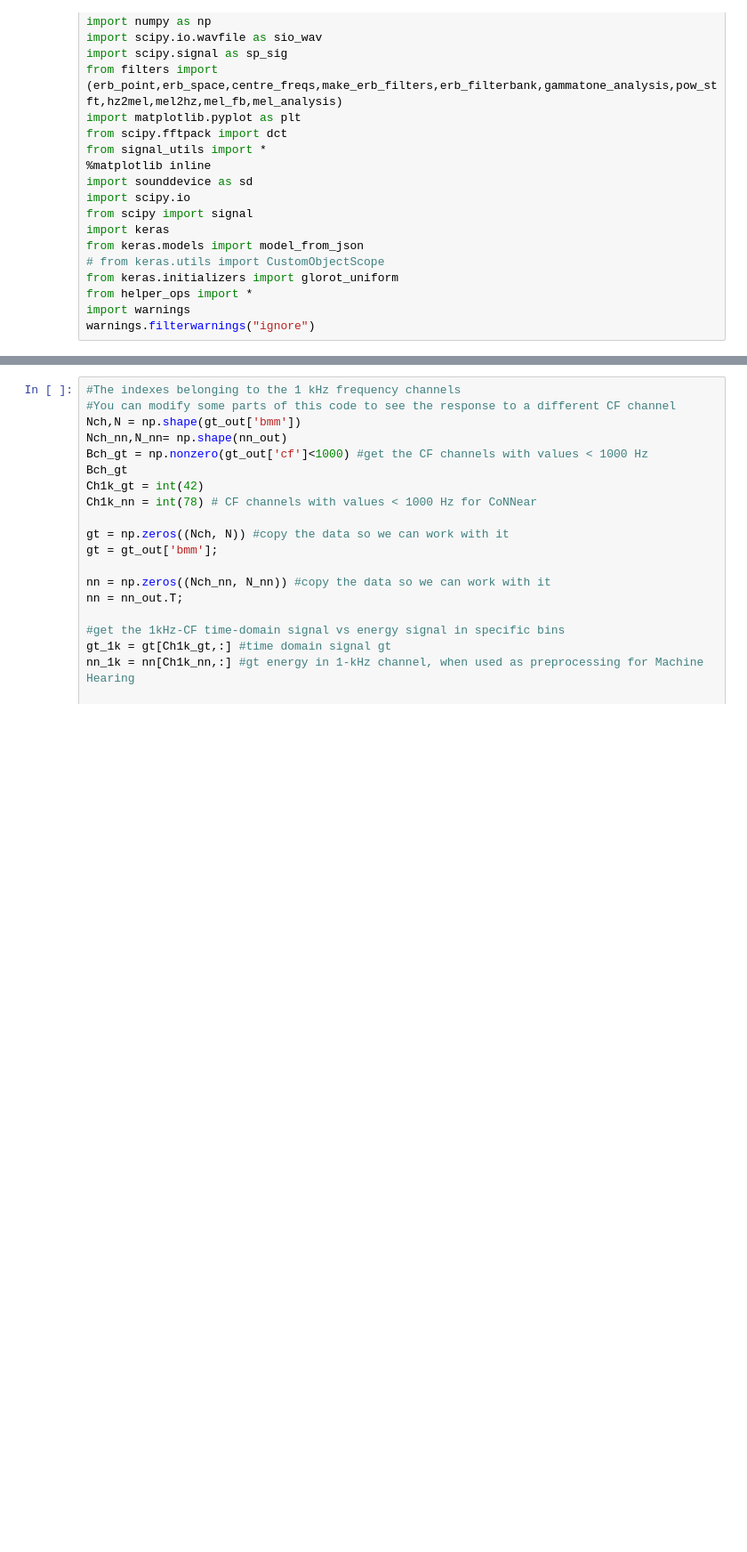
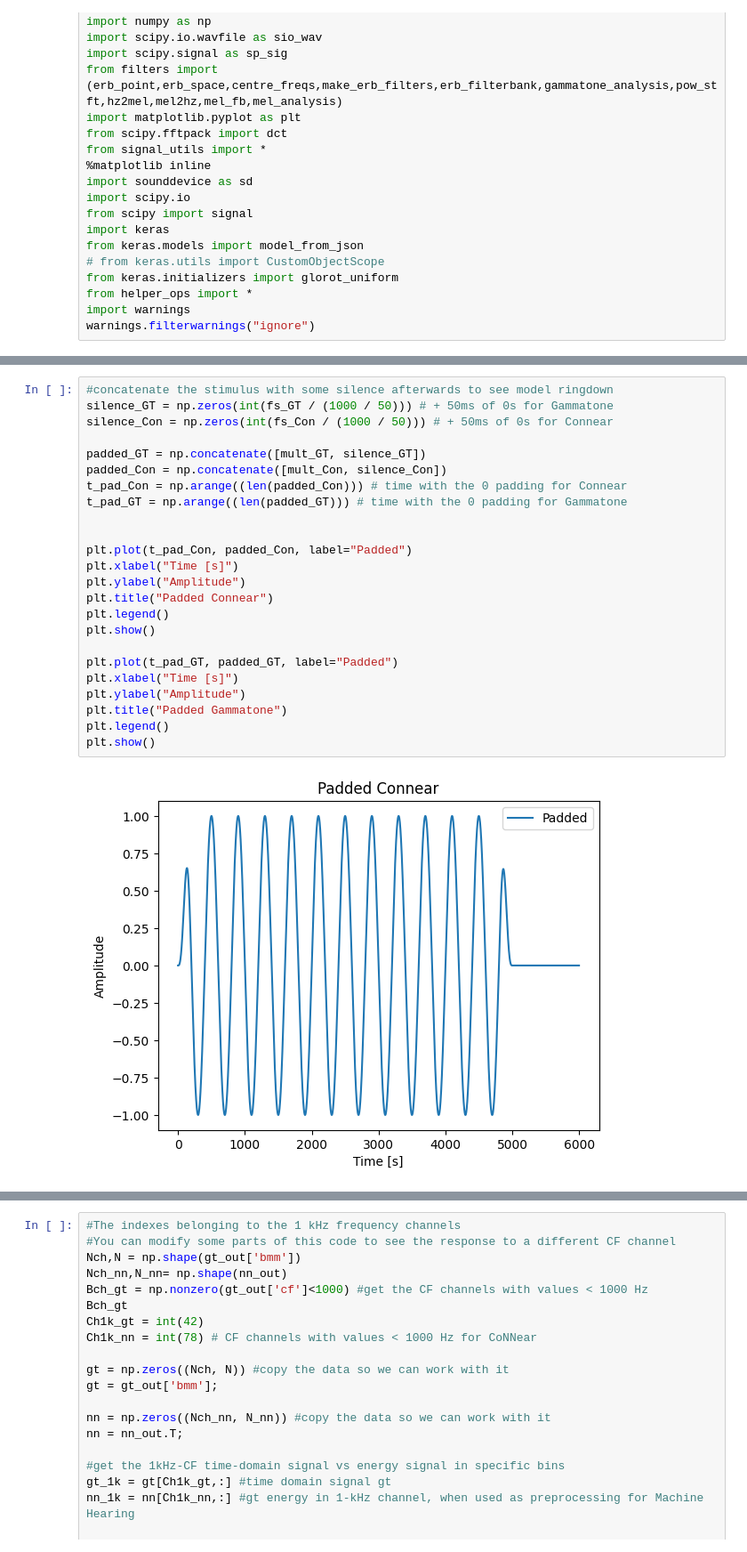
Before and after one commit to cesarz10/Auditory-computation, a Jupyter notebook: AudCompLab1_2022/CompAudLab1_Tuning.ipynb, the cells around one changed output, grey strips where cells are left out. Shown at 89% size. Saved outputs shown, nothing was run; the diff lists cells and outputs as text; blank space fills up the shorter version.

```diff
--- a/AudCompLab1_2022/CompAudLab1_Tuning.ipynb
+++ b/AudCompLab1_2022/CompAudLab1_Tuning.ipynb
@@ -98,0 +123,26 @@ sd.play(y_GT, fs_GT)
+# %%
+#concatenate the stimulus with some silence afterwards to see model ringdown
+silence_GT = np.zeros(int(fs_GT / (1000 / 50))) # + 50ms of 0s for Gammatone
+silence_Con = np.zeros(int(fs_Con / (1000 / 50))) # + 50ms of 0s for Connear
+
+padded_GT = np.concatenate([mult_GT, silence_GT])
+padded_Con = np.concatenate([mult_Con, silence_Con])
+t_pad_Con = np.arange((len(padded_Con))) # time with the 0 padding for Connear
+t_pad_GT = np.arange((len(padded_GT))) # time with the 0 padding for Gammatone
+
+
+plt.plot(t_pad_Con, padded_Con, label="Padded")
+plt.xlabel("Time [s]")
+plt.ylabel("Amplitude")
+plt.title("Padded Connear")
+plt.legend()
+plt.show()
+
+plt.plot(t_pad_GT, padded_GT, label="Padded")
+plt.xlabel("Time [s]")
+plt.ylabel("Amplitude")
+plt.title("Padded Gammatone")
+plt.legend()
+plt.show()
+# %% [output]
+[figure, added]
```
Also changed, not shown: parts of 6 cells of this notebook.
